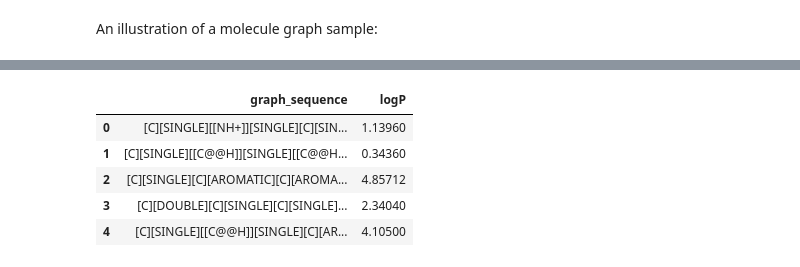
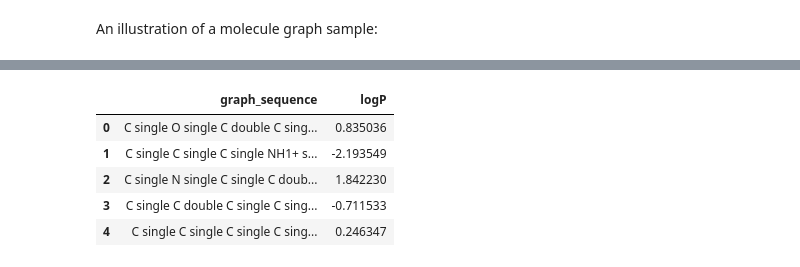
Before and after one commit to barel-guy/Graph-to-Text, a Jupyter notebook: Graph2Text.ipynb, the cells around one changed output, grey strips where cells are left out. Saved outputs shown, nothing was run; the diff lists cells and outputs as text; code cells hidden in the pictures.

```diff
--- a/Graph2Text.ipynb
+++ b/Graph2Text.ipynb
@@ -50,4 +42,0 @@ Mounted at /content/gdrive
-# %%
-bond_dict = torch.load("bond_dict.pt")
-atom_dict = torch.load("atom_dict.pt")
-zinc12k = torch.load("zinc12k.pt")
@@ -72,17 +140,26 @@ tensor([1, 1, 1, 1, 1, 1, 1, 1, 1, 1, 1, 1, 1, 1, 2, 1, 2, 1, 1, 1, 1, 1, 1, 1,
 # %%
-# Convert this DGLGraph to an undirected NetworkX graph
+graph, label = ZINC12k_val[1]
+# # Convert this DGLGraph to a NetworkX graph
 nx_graph = graph.to_networkx(node_attrs=['feat'], edge_attrs=['feat'])
 undirected_graph = nx_graph.to_undirected()
 G = nx.Graph(undirected_graph)
 
-# Create a dictionary mapping node IDs to their labels(atom types)
-labels_dict = {i: atom_dict[label] for i, label in enumerate(graph.ndata['feat'].tolist())}
+# Create a dictionary mapping node IDs to their labels (without index)
+node_labels_dict = {i: atom_list[label] for i, label in enumerate(graph.ndata['feat'].tolist())}
 
-# Set the node attributes for the NetworkX graph
-nx.set_node_attributes(G, labels_dict, 'feat')
+# Create a dictionary mapping edge to their labels
+edge_labels_dict = {(i, j): bond_list[label] for i, j, label in zip(graph.edges()[0].tolist(), graph.edges()[1].tolist(), graph.edata['feat'].tolist())}
+
+# Set the node and edge attributes for the NetworkX graph
+nx.set_node_attributes(G, node_labels_dict, 'feat')
+nx.set_edge_attributes(G, edge_labels_dict, 'feat')
 
 # Draw the networkx graph with labels
 pos = nx.spring_layout(G)  # compute graph layout
-nx.draw(G, pos, labels=nx.get_node_attributes(G, 'feat'), with_labels=True, node_size=600, alpha=0.8, font_weight='bold')
+nx.draw(G, pos, labels=nx.get_node_attributes(G, 'feat'), with_labels=True, node_size=500, alpha=0.8, font_weight='bold')
+
+# Draw edge labels
+nx.draw_networkx_edge_labels(G, pos, edge_labels=edge_labels_dict)
+
 plt.show()
 # %% [output]
@@ -143,9 +239,9 @@ zinc_dataset = pd.DataFrame(results)
 # %%
-zinc_dataset.head()
+ZINC12kTrainDF.head()
 # %% [output]
 |  | graph_sequence | logP |
-| 0 | [C][SINGLE][[NH+]][SINGLE][C][SIN... | 1.13960 |
-| 1 | [C][SINGLE][[C@@H]][SINGLE][[C@@H... | 0.34360 |
-| 2 | [C][SINGLE][C][AROMATIC][C][AROMA... | 4.85712 |
-| 3 | [C][DOUBLE][C][SINGLE][C][SINGLE]... | 2.34040 |
-| 4 | [C][SINGLE][[C@@H]][SINGLE][C][AR... | 4.10500 |
+| 0 | C single O single C double C sing... | 0.835036 |
+| 1 | C single C single C single NH1+ s... | -2.193549 |
+| 2 | C single N single C single C doub... | 1.842230 |
+| 3 | C single C double C single C sing... | -0.711533 |
+| 4 | C single C single C single C sing... | 0.246347 |
```
Also changed, not shown: parts of 34 cells of this notebook, 4 other files.
